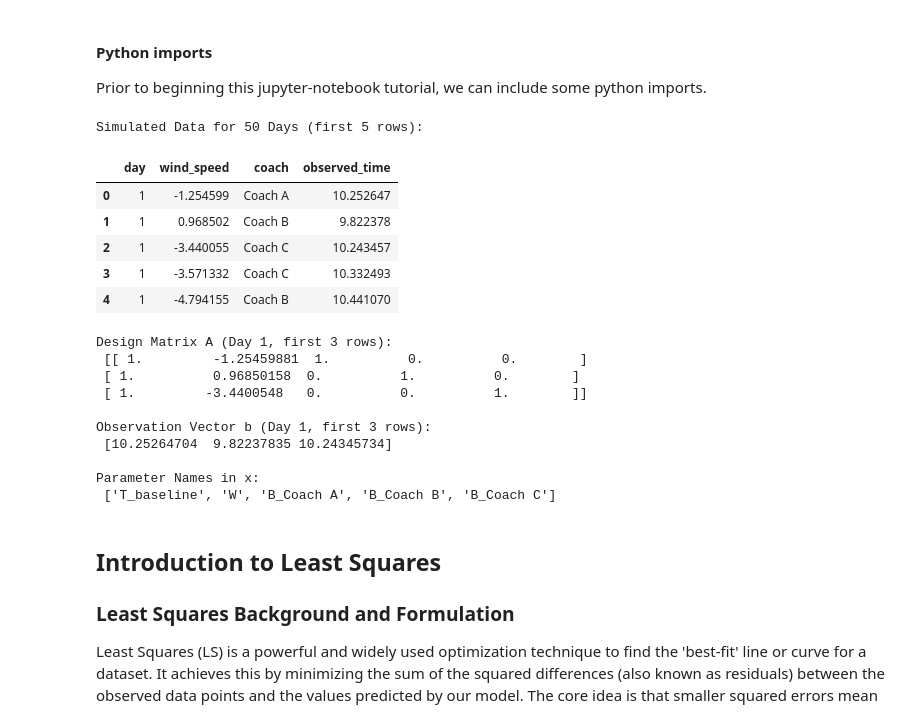
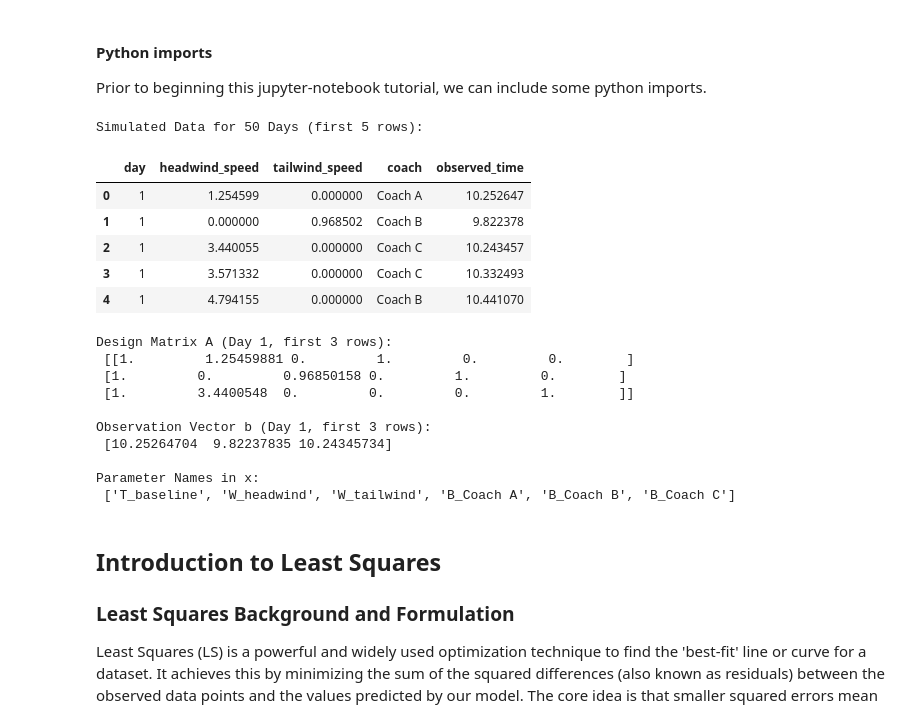
Before and after one commit to ysn9vq-gmu/rqe_tutorials, a Jupyter notebook: ls_rls.ipynb, the cells around one changed output. Drawn from its saved outputs; the diff is of its cells as text; code cells hidden in the pictures.

```diff
--- a/ls_rls.ipynb
+++ b/ls_rls.ipynb
@@ -70,7 +75,8 @@ np.random.seed(42)
 
 # True underlying parameters for the runner's performance model
 true_baseline_time = 10.0 # seconds for a specific distance under ideal conditions
-true_wind_effect_coeff = -0.1 # seconds per m/s (negative means tailwind speeds up, headwind slows down)
+true_headwind_effect_coeff = 0.1 # seconds per m/s (positive means headwind slows down)
+true_tailwind_effect_coeff = -0.1 # seconds per m/s (negative means tailwind speeds up)
 true_coach_biases = {
     'Coach A': 0.1,  # Coach A tends to be 0.1 seconds slow
     'Coach B': -0.05, # Coach B tends to be 0.05 seconds fast
@@ -83,32 +89,47 @@ coach_names = list(true_coach_biases.keys())
 num_days_to_simulate = 50 # Simulate data for 50 days
 
 # --- Generate daily simulated data ---
-def generate_daily_data(day_number, true_baseline, true_wind_effect_coeff, true_coach_biases, num_runs, coach_names):
+def generate_daily_data(day_number, true_baseline, true_headwind_effect_coeff, true_tailwind_effect_coeff, true_coach_biases, num_runs, coach_names):
     observed_times = []
-    wind_speeds = []
+    wind_speeds_raw = []
+    headwind_speeds = []
+    tailwind_speeds = []
     coach_indices = []
 
     for _ in range(num_runs):
         # Simulate wind speed (e.g., from -5 m/s (headwind) to +5 m/s (tailwind))
-        wind = np.random.uniform(-5, 5)
+        # Negative wind speed: headwind. Positive wind speed: tailwind.
+        wind_raw = np.random.uniform(-5, 5)
+
+        current_headwind = 0.0
+        current_tailwind = 0.0
+        if wind_raw < 0: # Headwind
+            current_headwind = abs(wind_raw)
+        else: # Tailwind
+            current_tailwind = wind_raw
+
         # Randomly assign a coach for this run
         coach_name = np.random.choice(coach_names)
         coach_bias = true_coach_biases[coach_name]
 
-        # True time = baseline + wind_effect * wind_speed + coach_bias + noise
+        # True time = baseline + headwind_effect * headwind_speed + tailwind_effect * tailwind_speed + coach_bias + noise
         noise = np.random.normal(0, 0.05) # Small measurement noise
         observed_time = (true_baseline +
-                         true_wind_effect_coeff * wind +
+                         true_headwind_effect_coeff * current_headwind +
+                         true_tailwind_effect_coeff * current_tailwind +
                          coach_bias +
                          noise)
 
         observed_times.append(observed_time)
-        wind_speeds.append(wind)
+        wind_speeds_raw.append(wind_raw)
+        headwind_speeds.append(current_headwind)
+        tailwind_speeds.append(current_tailwind)
         coach_indices.append(coach_name)
 
     df_day = pd.DataFrame({
         'day': day_number,
-        'wind_speed': wind_speeds,
+        'headwind_speed': headwind_speeds,
+        'tailwind_speed': tailwind_speeds,
         'coach': coach_indices,
         'observed_time': observed_times
     })
@@ -117,58 +138,59 @@ def generate_daily_data(day_number, true_baseline, true_wind_effect_coeff, true_
 # Generate data for multiple days
 all_daily_data = []
 for day in range(1, num_days_to_simulate + 1):
-    all_daily_data.append(generate_daily_data(day, true_baseline_time, true_wind_effect_coeff, true_coach_biases, num_runs_per_day, coach_names))
+    all_daily_data.append(generate_daily_data(day, true_baseline_time, true_headwind_effect_coeff, true_tailwind_effect_coeff, true_coach_biases, num_runs_per_day, coach_names))
 
 df_all_data = pd.concat(all_daily_data, ignore_index=True)
 
 print(f"Simulated Data for {num_days_to_simulate} Days (first 5 rows):")
 display(df_all_data.head())
 
 # --- Construct A and b for a given DataFrame ---
 def construct_A_b(df, coach_names):
-    num_params = 1 + 1 + len(coach_names) # Baseline, Wind Effect, Coach Biases
+    num_params = 1 + 2 + len(coach_names) # Baseline, Headwind Effect, Tailwind Effect, Coach Biases
     A = np.zeros((len(df), num_params))
     b = df['observed_time'].values.reshape(-1, 1)
 
     # Map coach names to column indices
-    # Baseline is index 0, Wind Effect is index 1, Coaches start from index 2
-    coach_to_idx = {name: i + 2 for i, name in enumerate(coach_names)}
+    # Baseline is index 0, Headwind Effect is index 1, Tailwind Effect is index 2, Coaches start from index 3
+    coach_to_idx = {name: i + 3 for i, name in enumerate(coach_names)}
 
     for local_idx, (original_idx, row) in enumerate(df.iterrows()): # Use local_idx for A
         A[local_idx, 0] = 1 # Coefficient for T_baseline
-        A[local_idx, 1] = row['wind_speed'] # Coefficient for W (wind effect)
+        A[local_idx, 1] = row['headwind_speed'] # Coefficient for W_headwind
+        A[local_idx, 2] = row['tailwind_speed'] # Coefficient for W_tailwind
         A[local_idx, coach_to_idx[row['coach']]] = 1 # Coefficient for B_coach
 
     # Define the parameter vector 'x' for context
-    param_names = ['T_baseline', 'W'] + [f'B_{c}' for c in coach_names]
+    param_names = ['T_baseline', 'W_headwind', 'W_tailwind'] + [f'B_{c}' for c in coach_names]
 
     return A, b, param_names
 
 # Example for Day 1 (as previously)
 df_day1 = df_all_data[df_all_data['day'] == 1]
 A_day1, b_day1, param_names = construct_A_b(df_day1, coach_names)
 
 print("\nDesign Matrix A (Day 1, first 3 rows):\n", A_day1[:3])
 print("\nObservation Vector b (Day 1, first 3 rows):\n", b_day1[:3].flatten())
 print("\nParameter Names in x:\n", param_names)
 # %% [output]
 Simulated Data for 50 Days (first 5 rows):
-|  | day | wind_speed | coach | observed_time |
-| 0 | 1 | -1.254599 | Coach A | 10.252647 |
-| 1 | 1 | 0.968502 | Coach B | 9.822378 |
-| 2 | 1 | -3.440055 | Coach C | 10.243457 |
-| 3 | 1 | -3.571332 | Coach C | 10.332493 |
-| 4 | 1 | -4.794155 | Coach B | 10.441070 |
+|  | day | headwind_speed | tailwind_speed | coach | observed_time |
+| 0 | 1 | 1.254599 | 0.000000 | Coach A | 10.252647 |
+| 1 | 1 | 0.000000 | 0.968502 | Coach B | 9.822378 |
+| 2 | 1 | 3.440055 | 0.000000 | Coach C | 10.243457 |
+| 3 | 1 | 3.571332 | 0.000000 | Coach C | 10.332493 |
+| 4 | 1 | 4.794155 | 0.000000 | Coach B | 10.441070 |
 Design Matrix A (Day 1, first 3 rows):
- [[ 1.         -1.25459881  1.          0.          0.        ]
- [ 1.          0.96850158  0.          1.          0.        ]
- [ 1.         -3.4400548   0.          0.          1.        ]]
+ [[1.         1.25459881 0.         1.         0.         0.        ]
+ [1.         0.         0.96850158 0.         1.         0.        ]
+ [1.         3.4400548  0.         0.         0.         1.        ]]
 
 Observation Vector b (Day 1, first 3 rows):
  [10.25264704  9.82237835 10.24345734]
 
 Parameter Names in x:
- ['T_baseline', 'W', 'B_Coach A', 'B_Coach B', 'B_Coach C']
+ ['T_baseline', 'W_headwind', 'W_tailwind', 'B_Coach A', 'B_Coach B', 'B_Coach C']
 # %% [markdown]
 ## Introduction to Least Squares
 
```
Also changed, not shown: parts of 12 cells of this notebook.
